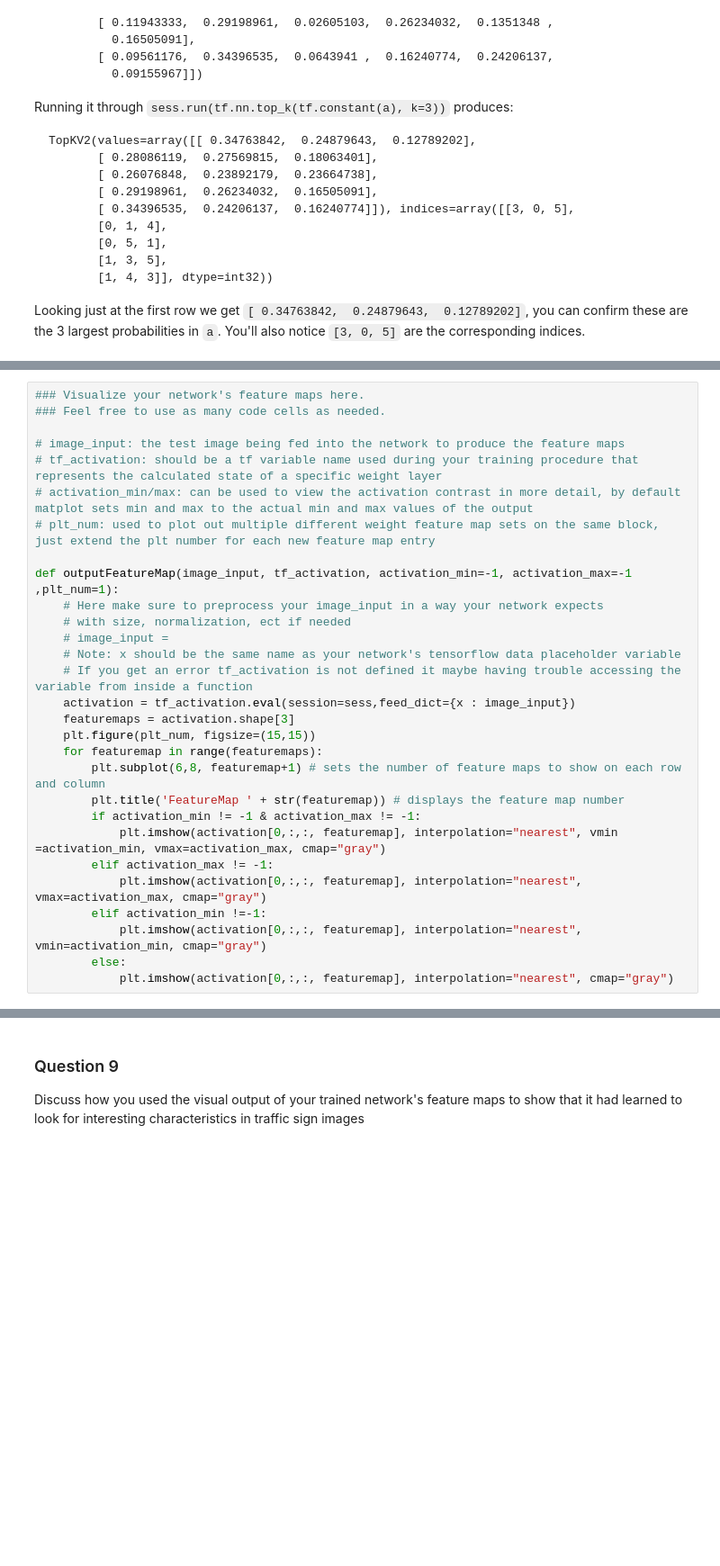
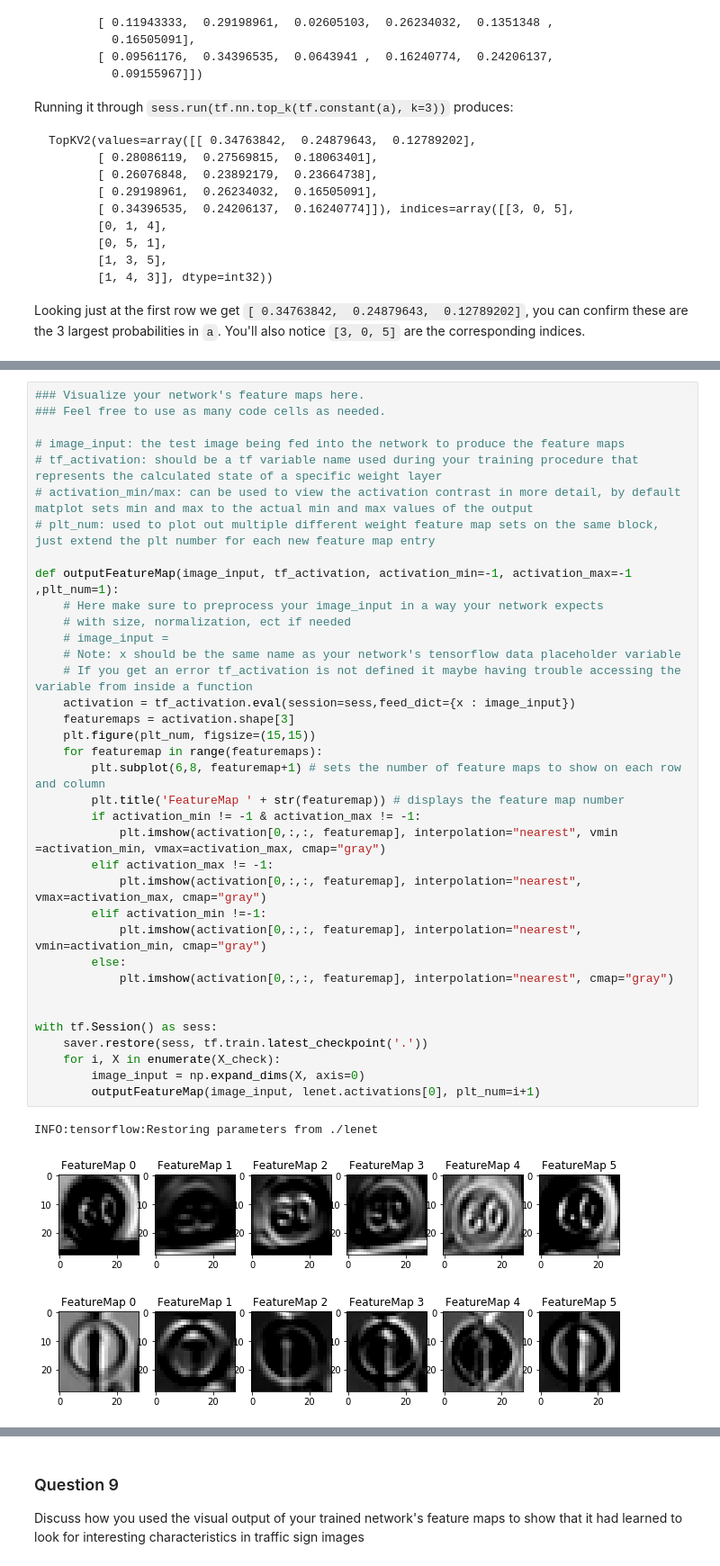
Before and after one commit to tmandal/CarND-Traffic-Sign-Classifier-Project, a Jupyter notebook: Traffic_Sign_Classifier.ipynb, the cells around one changed output, grey strips where cells are left out. Shown at 90% size. Drawn from its saved outputs; the diff is of its cells as text; blank space fills up the shorter version.

```diff
--- a/Traffic_Sign_Classifier.ipynb
+++ b/Traffic_Sign_Classifier.ipynb
@@ -394,29 +526,40 @@ For an example of what feature map outputs look like, check out NVIDIA's results
 # %%
 ### Visualize your network's feature maps here.
 ### Feel free to use as many code cells as needed.
 
 # image_input: the test image being fed into the network to produce the feature maps
 # tf_activation: should be a tf variable name used during your training procedure that represents the calculated state of a specific weight layer
 # activation_min/max: can be used to view the activation contrast in more detail, by default matplot sets min and max to the actual min and max values of the output
 # plt_num: used to plot out multiple different weight feature map sets on the same block, just extend the plt number for each new feature map entry
 
 def outputFeatureMap(image_input, tf_activation, activation_min=-1, activation_max=-1 ,plt_num=1):
     # Here make sure to preprocess your image_input in a way your network expects
     # with size, normalization, ect if needed
     # image_input =
     # Note: x should be the same name as your network's tensorflow data placeholder variable
     # If you get an error tf_activation is not defined it maybe having trouble accessing the variable from inside a function
     activation = tf_activation.eval(session=sess,feed_dict={x : image_input})
     featuremaps = activation.shape[3]
     plt.figure(plt_num, figsize=(15,15))
     for featuremap in range(featuremaps):
         plt.subplot(6,8, featuremap+1) # sets the number of feature maps to show on each row and column
         plt.title('FeatureMap ' + str(featuremap)) # displays the feature map number
         if activation_min != -1 & activation_max != -1:
             plt.imshow(activation[0,:,:, featuremap], interpolation="nearest", vmin =activation_min, vmax=activation_max, cmap="gray")
         elif activation_max != -1:
             plt.imshow(activation[0,:,:, featuremap], interpolation="nearest", vmax=activation_max, cmap="gray")
         elif activation_min !=-1:
             plt.imshow(activation[0,:,:, featuremap], interpolation="nearest", vmin=activation_min, cmap="gray")
         else:
             plt.imshow(activation[0,:,:, featuremap], interpolation="nearest", cmap="gray")
+
+
+with tf.Session() as sess:
+    saver.restore(sess, tf.train.latest_checkpoint('.'))
+    for i, X in enumerate(X_check):
+        image_input = np.expand_dims(X, axis=0)
+        outputFeatureMap(image_input, lenet.activations[0], plt_num=i+1)
+# %% [output]
+INFO:tensorflow:Restoring parameters from ./lenet
+[figure, added]
+[figure, added]
```
Also changed, not shown: parts of 16 cells of this notebook, 8 other files.
